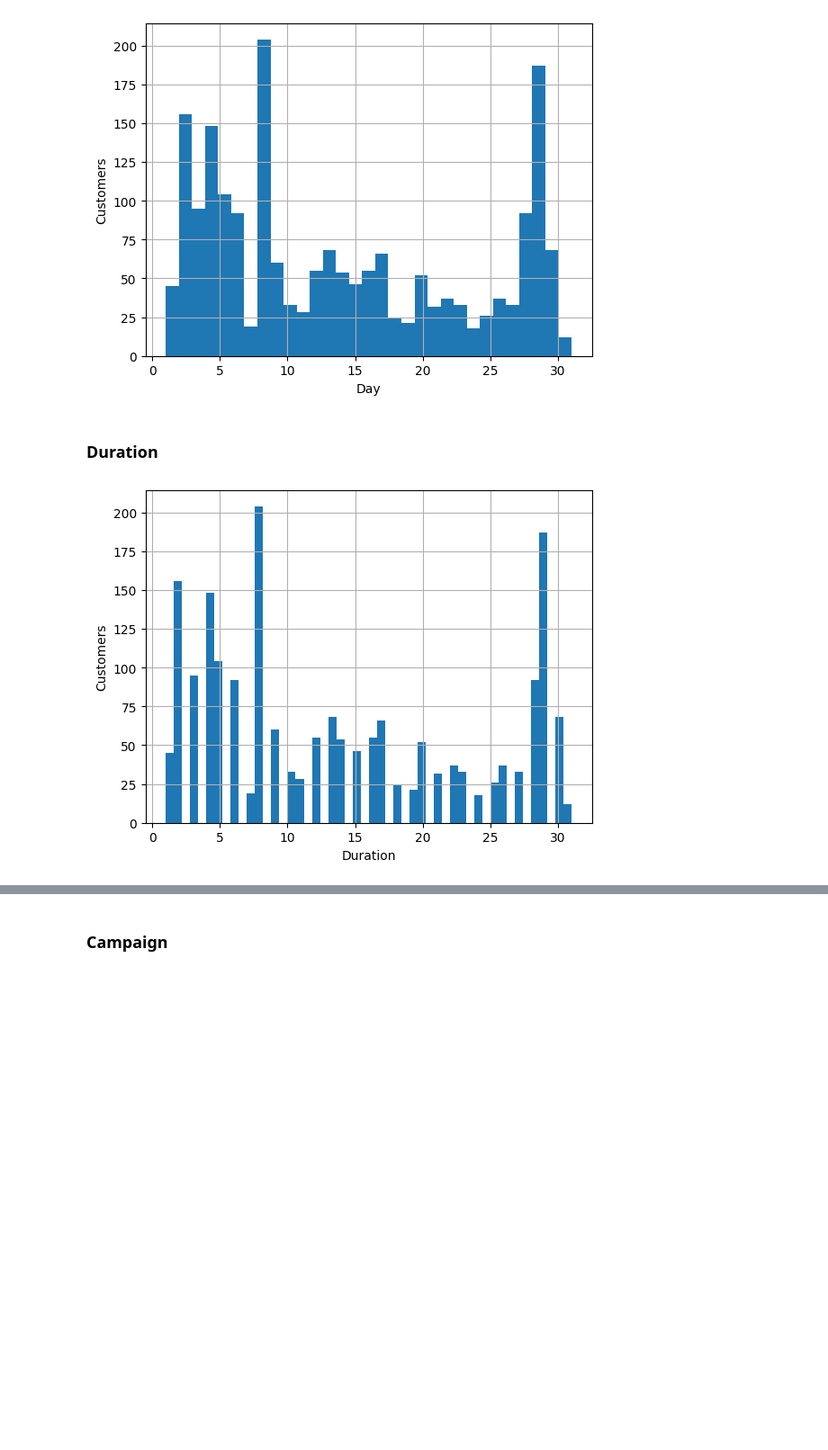
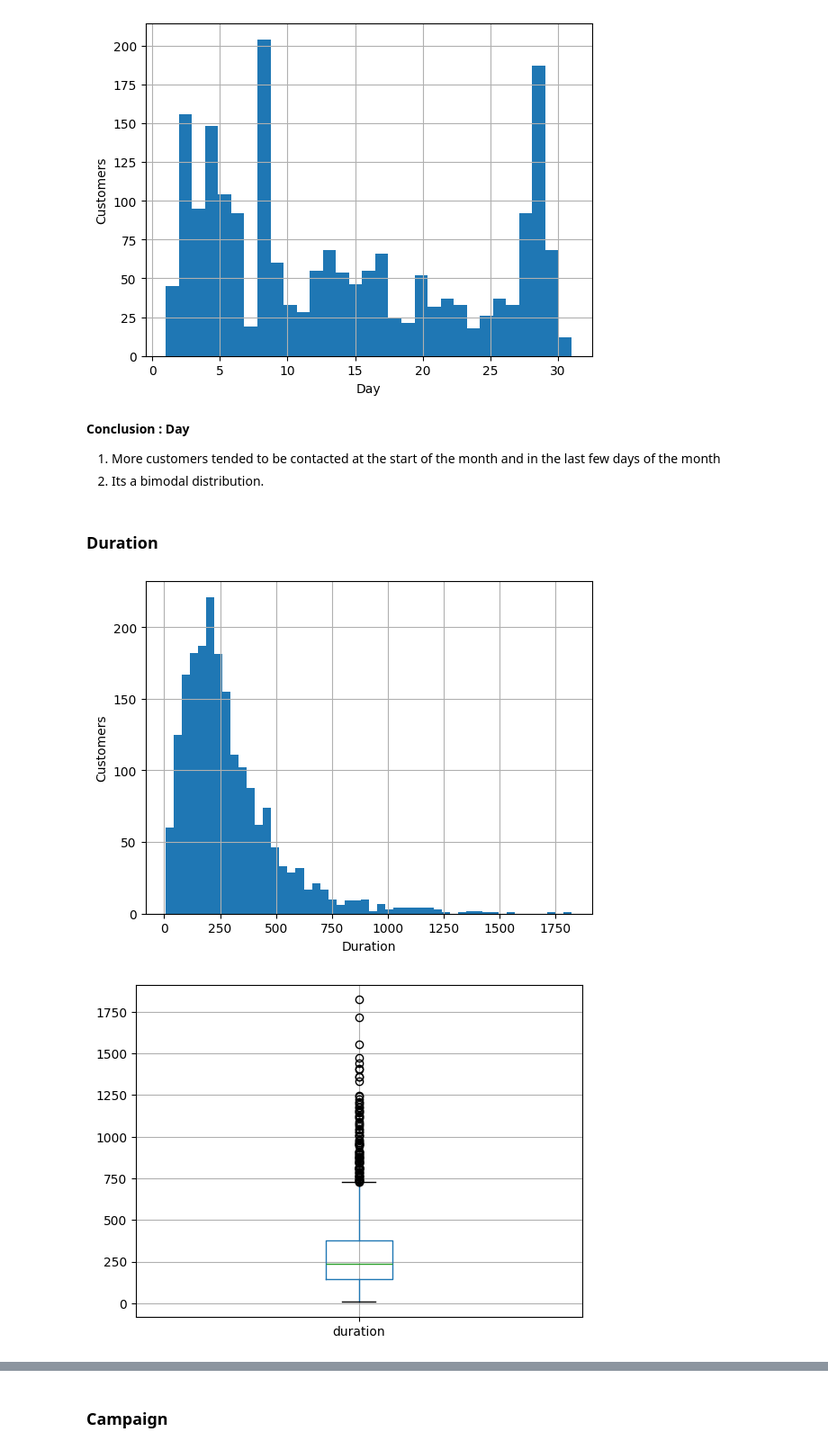
Before and after one commit to qaz73/ULAssignment-1, a Jupyter notebook: etivity1.ipynb, the cells around one changed output, grey strips where cells are left out. Shown at 90% size. Drawn from its saved outputs; the diff is of its cells as text; code cells hidden in the pictures; blank space fills up the shorter version.

Commit message:
more graphs for subscribed data

```diff
--- a/etivity1.ipynb
+++ b/etivity1.ipynb
@@ -285,14 +286,24 @@ plt.ylabel('Customers');
 plt.show()
 # %% [output]
 [figure]
+# %% [markdown]
+**Conclusion : Day**
+1. More customers tended to be contacted at the start of the month and in the last few days of the month
+1. Its a bimodal distribution.
 # %% [markdown]
 ### Duration
 # %%
 # Let's start by plotting a histogram of Duration using the command:
 
-df['day'].hist(bins=50);
+df['duration'].hist(bins=50);
 plt.xlabel('Duration');
 plt.ylabel('Customers');
 plt.show()
+
+# Drill into Duration with a boxplot:
+
+df.boxplot(column='duration')
+plt.show()
 # %% [output]
-[figure, old version]
+[figure, new version]
+[figure, added]
```
Also changed, not shown: parts of 9 cells of this notebook.
